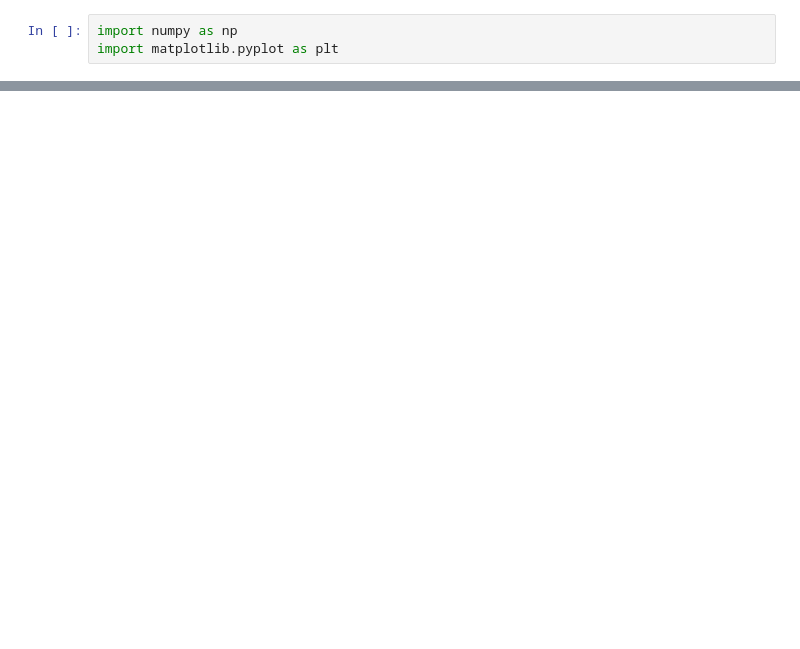
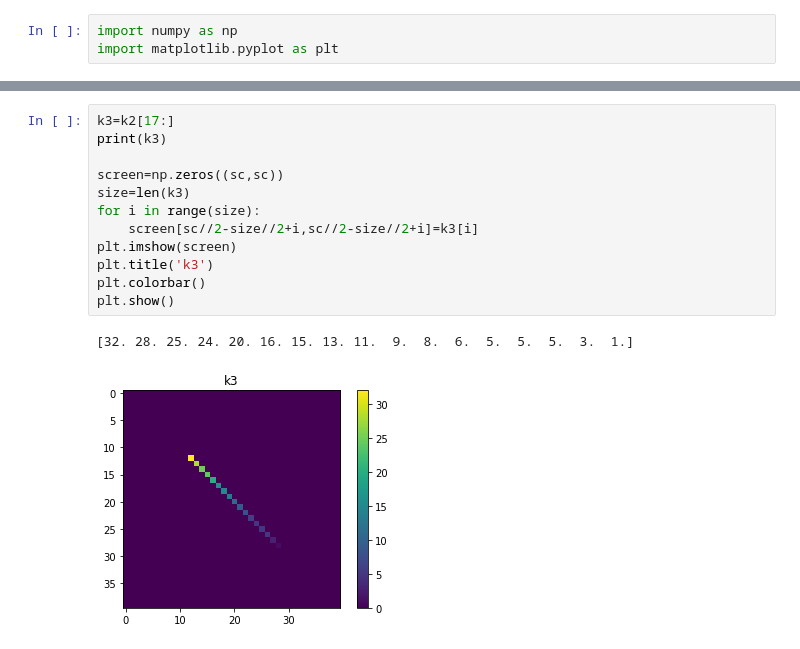
Before and after one commit to Sorger-Lab/4F-system, a Jupyter notebook: Cryptographic/Simple simulation.ipynb, the cells around one changed output, grey strips where cells are left out. Cells and saved outputs as stored; diff of their text form; blank space fills up the shorter version.

```diff
--- a/Cryptographic/Simple simulation.ipynb
+++ b/Cryptographic/Simple simulation.ipynb
@@ -118,0 +110,15 @@ plt.show()
+# %%
+k3=k2[17:]
+print(k3)
+
+screen=np.zeros((sc,sc))
+size=len(k3)
+for i in range(size):
+    screen[sc//2-size//2+i,sc//2-size//2+i]=k3[i]
+plt.imshow(screen)
+plt.title('k3')
+plt.colorbar()
+plt.show()
+# %% [output]
+[32. 28. 25. 24. 20. 16. 15. 13. 11.  9.  8.  6.  5.  5.  5.  3.  1.]
+[figure, added]
```
Also changed, not shown: parts of 14 cells of this notebook, 4 other files.
